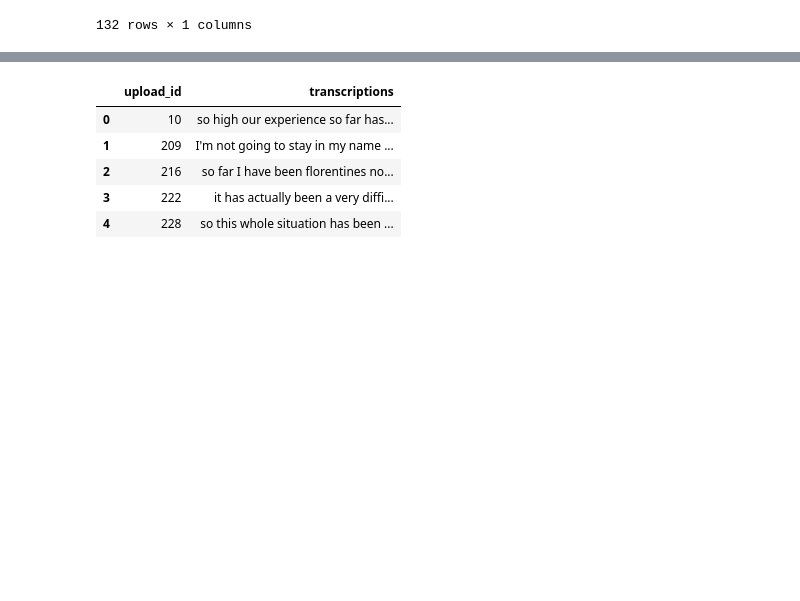
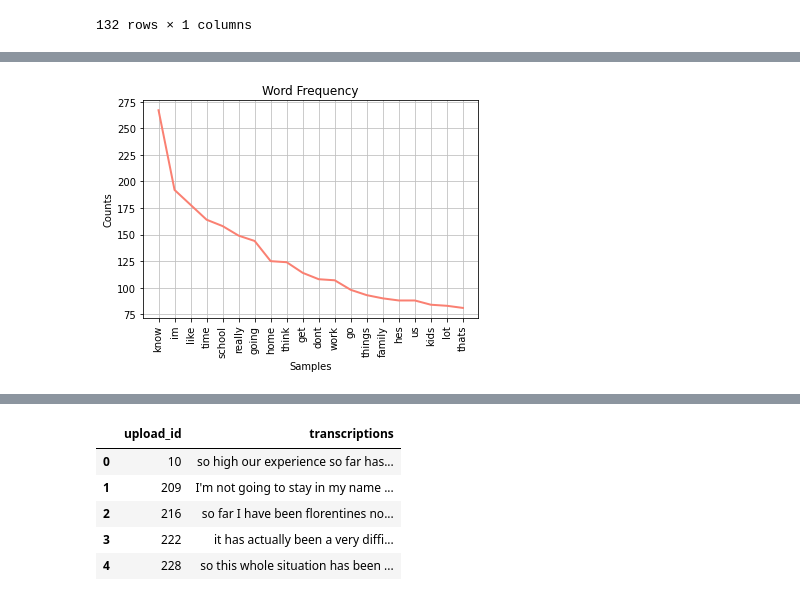
Before and after one commit to venkateshtaduvayi/ML-for-Good-Hackathon, a Jupyter notebook: Venki/CrisisLogger-EDA-SentimentAnalysis-TopicModelling.ipynb, the cells around one changed output, grey strips where cells are left out. Cells and saved outputs as stored; diff of their text form; code cells hidden in the pictures; blank space fills up the shorter version.

```diff
--- a/Venki/CrisisLogger-EDA-SentimentAnalysis-TopicModelling.ipynb
+++ b/Venki/CrisisLogger-EDA-SentimentAnalysis-TopicModelling.ipynb
@@ -73,0 +130,10 @@ t[t>1]
+# %%
+#From lists of comments to a single list containing all words
+all_words=[]
+for i in range(len(df)):
+    all_words = all_words + df['words'][i]
+#Get word frequency
+nlp_words = nltk.FreqDist(all_words)
+plot1 = nlp_words.plot(20, color='salmon', title='Word Frequency')
+# %% [output]
+[figure, added]
```
Also changed, not shown: parts of 6 cells of this notebook.
